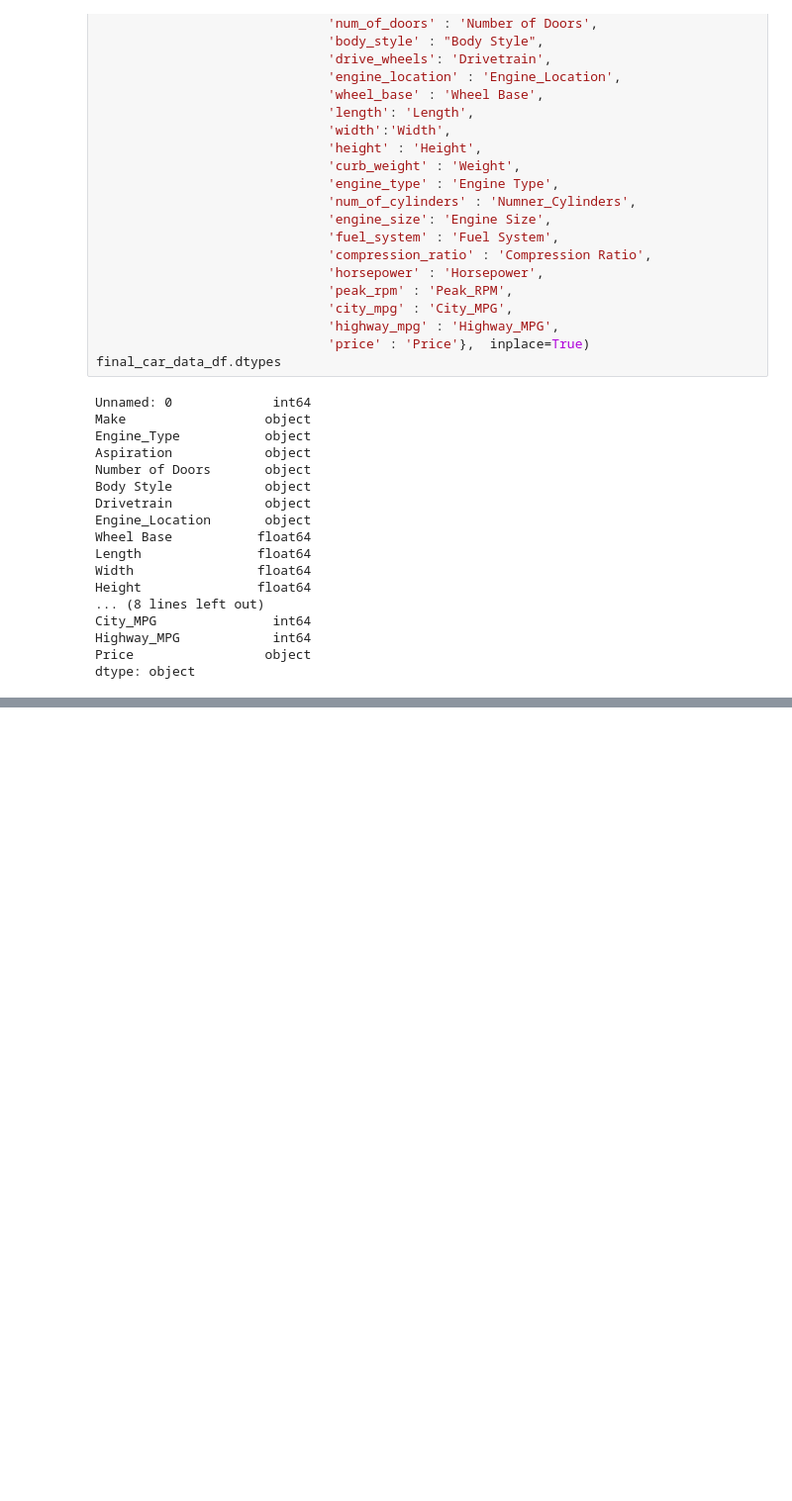
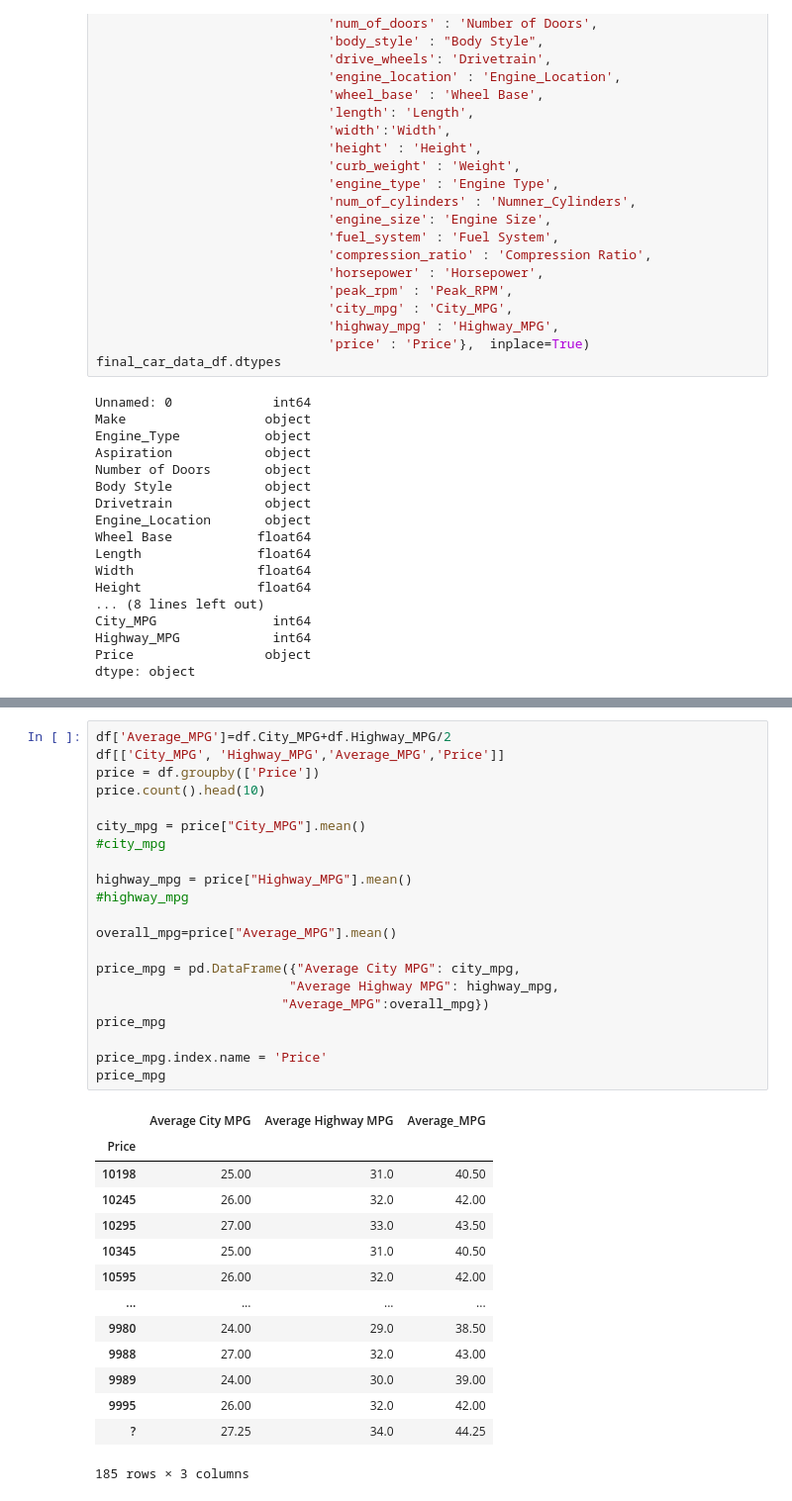
Before and after one commit to allenbra17/JBBP1, a Jupyter notebook: Final Notebook.ipynb, the cells around one changed output, grey strips where cells are left out. Shown at 99% size. Drawn from its saved outputs; the diff is of its cells as text; blank space fills up the shorter version.

```diff
--- a/Final Notebook.ipynb
+++ b/Final Notebook.ipynb
@@ -329,0 +439,36 @@ year_mpg
+# %%
+df['Average_MPG']=df.City_MPG+df.Highway_MPG/2
+df[['City_MPG', 'Highway_MPG','Average_MPG','Price']]
+price = df.groupby(['Price'])
+price.count().head(10)
+
+city_mpg = price["City_MPG"].mean()
+#city_mpg
+
+highway_mpg = price["Highway_MPG"].mean()
+#highway_mpg
+
+overall_mpg=price["Average_MPG"].mean()
+
+price_mpg = pd.DataFrame({"Average City MPG": city_mpg,
+                         "Average Highway MPG": highway_mpg,
+                        "Average_MPG":overall_mpg})
+price_mpg
+
+price_mpg.index.name = 'Price'
+price_mpg
+# %% [output]
+|  | Average City MPG | Average Highway MPG | Average_MPG |
+| Price |  |  |  |
+| 10198 | 25.00 | 31.0 | 40.50 |
+| 10245 | 26.00 | 32.0 | 42.00 |
+| 10295 | 27.00 | 33.0 | 43.50 |
+| 10345 | 25.00 | 31.0 | 40.50 |
+| 10595 | 26.00 | 32.0 | 42.00 |
+| ... | ... | ... | ... |
+| 9980 | 24.00 | 29.0 | 38.50 |
+| 9988 | 27.00 | 32.0 | 43.00 |
+| 9989 | 24.00 | 30.0 | 39.00 |
+| 9995 | 26.00 | 32.0 | 42.00 |
+| ? | 27.25 | 34.0 | 44.25 |
+185 rows × 3 columns
```
Also changed, not shown: parts of 18 cells of this notebook, 2 other files.
